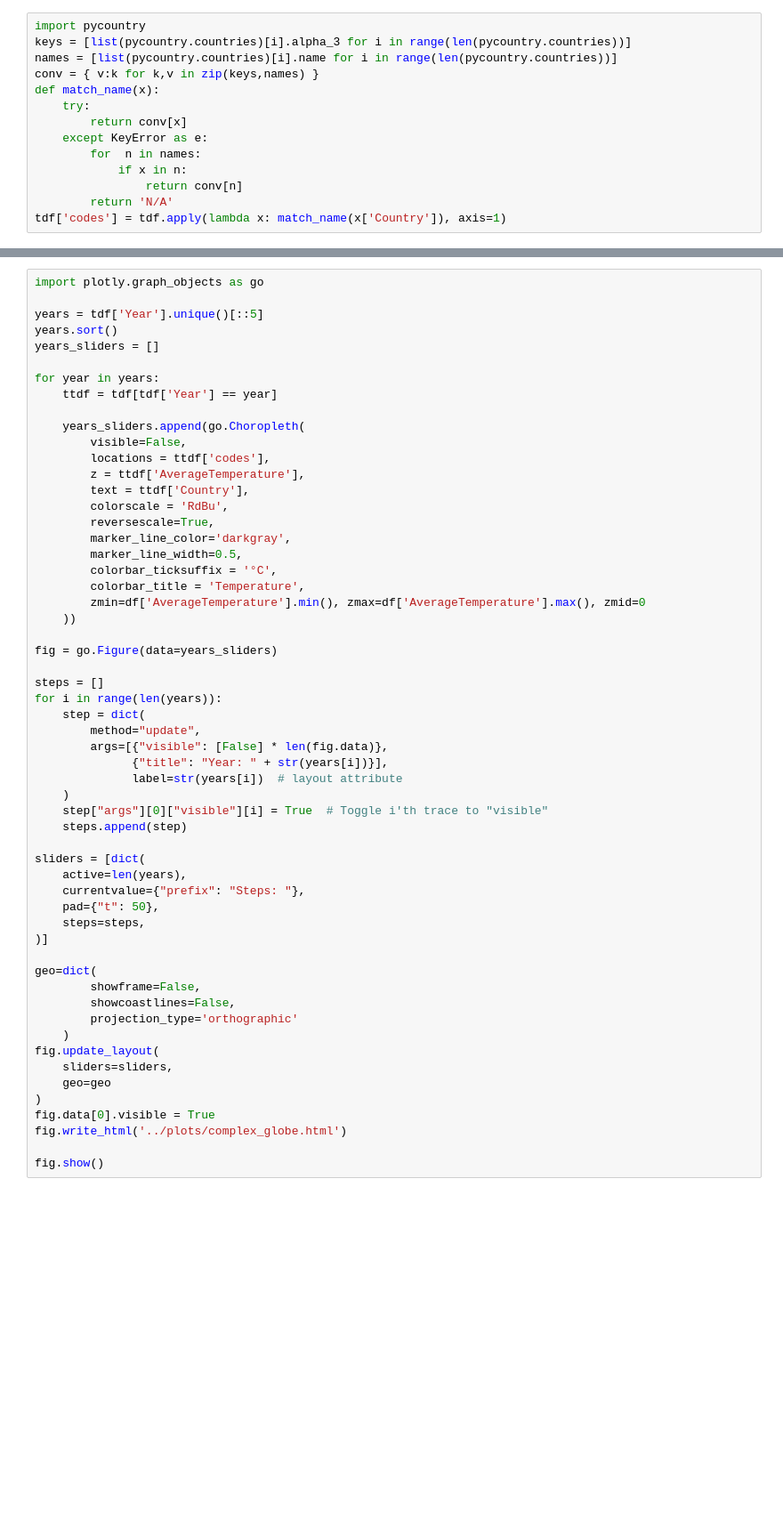
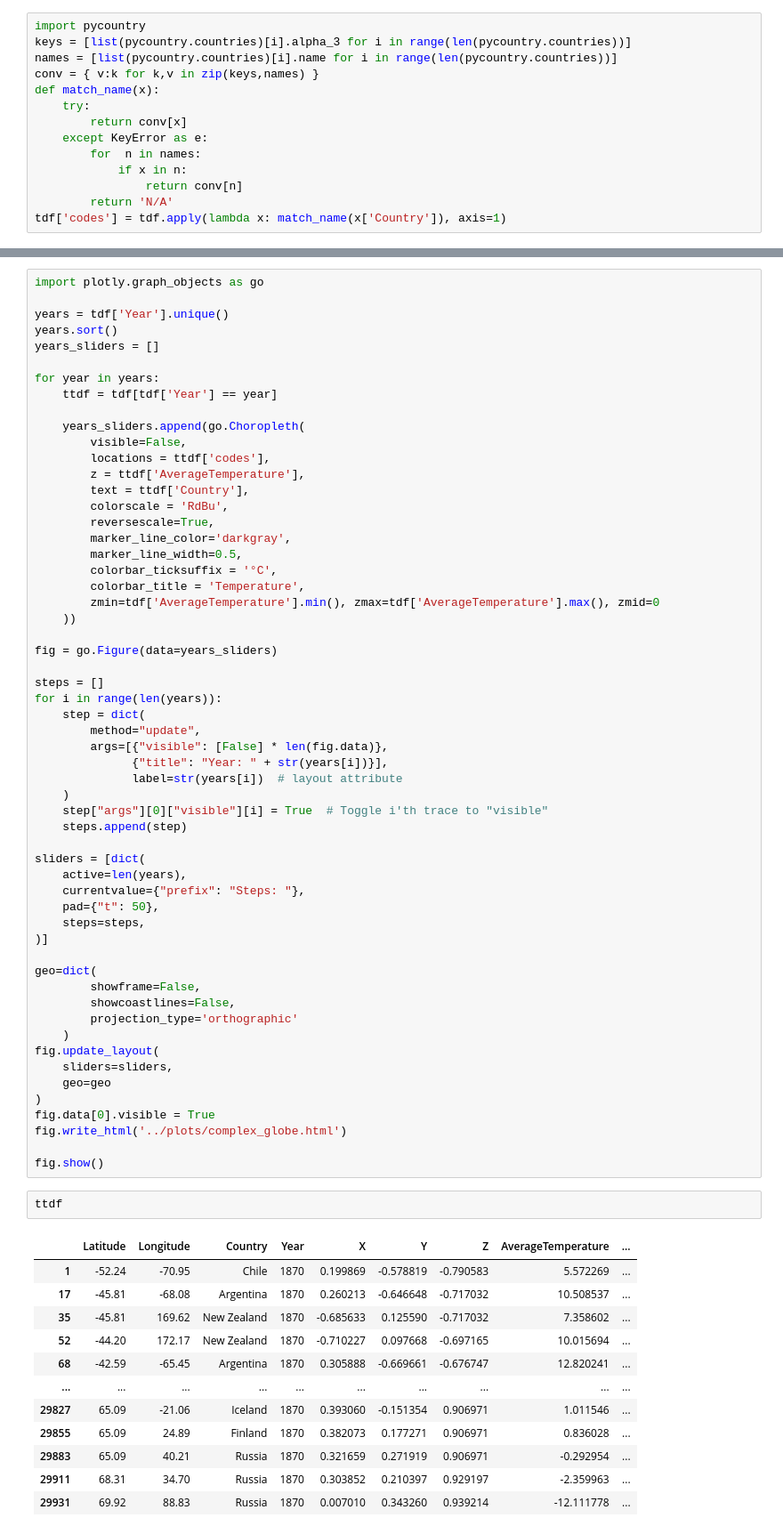
Before and after one commit to AoifeHughes/MapMate, a Jupyter notebook: notebooks/long_term_globe_per_country.ipynb, the cells around one changed output, grey strips where cells are left out. Shown: that part at 89% size. Drawn from its saved outputs; the diff is of its cells as text; blank space fills up the shorter version.

```diff
--- a/notebooks/long_term_globe_per_country.ipynb
+++ b/notebooks/long_term_globe_per_country.ipynb
@@ -44,7 +44,7 @@ tdf.head()
 # %%
 import plotly.graph_objects as go
 
-years = tdf['Year'].unique()[::5]
+years = tdf['Year'].unique()
 years.sort()
 years_sliders = []
 
@@ -62,7 +62,7 @@ for year in years:
         marker_line_width=0.5,
         colorbar_ticksuffix = '°C',
         colorbar_title = 'Temperature',
-        zmin=df['AverageTemperature'].min(), zmax=df['AverageTemperature'].max(), zmid=0
+        zmin=tdf['AverageTemperature'].min(), zmax=tdf['AverageTemperature'].max(), zmid=0
     ))
 
 fig = go.Figure(data=years_sliders)
@@ -98,3 +98,18 @@ fig.data[0].visible = True
 fig.write_html('../plots/complex_globe.html')
 
 fig.show()
+# %%
+ttdf
+# %% [output]
+|  | Latitude | Longitude | Country | Year | X | Y | Z | AverageTemperature | ... |
+| 1 | -52.24 | -70.95 | Chile | 1870 | 0.199869 | -0.578819 | -0.790583 | 5.572269 | ... |
+| 17 | -45.81 | -68.08 | Argentina | 1870 | 0.260213 | -0.646648 | -0.717032 | 10.508537 | ... |
+| 35 | -45.81 | 169.62 | New Zealand | 1870 | -0.685633 | 0.125590 | -0.717032 | 7.358602 | ... |
+| 52 | -44.20 | 172.17 | New Zealand | 1870 | -0.710227 | 0.097668 | -0.697165 | 10.015694 | ... |
+| 68 | -42.59 | -65.45 | Argentina | 1870 | 0.305888 | -0.669661 | -0.676747 | 12.820241 | ... |
+| ... | ... | ... | ... | ... | ... | ... | ... | ... | ... |
+| 29827 | 65.09 | -21.06 | Iceland | 1870 | 0.393060 | -0.151354 | 0.906971 | 1.011546 | ... |
+| 29855 | 65.09 | 24.89 | Finland | 1870 | 0.382073 | 0.177271 | 0.906971 | 0.836028 | ... |
+| 29883 | 65.09 | 40.21 | Russia | 1870 | 0.321659 | 0.271919 | 0.906971 | -0.292954 | ... |
+| 29911 | 68.31 | 34.70 | Russia | 1870 | 0.303852 | 0.210397 | 0.929197 | -2.359963 | ... |
+| 29931 | 69.92 | 88.83 | Russia | 1870 | 0.007010 | 0.343260 | 0.939214 | -12.111778 | ... |
```
Also changed, not shown: parts of 3 cells of this notebook, 8 other files.
